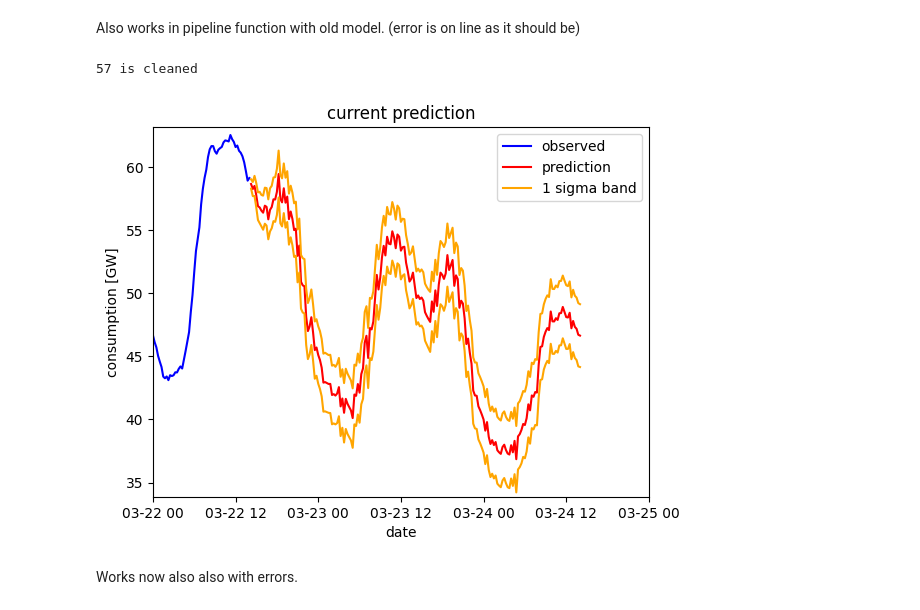
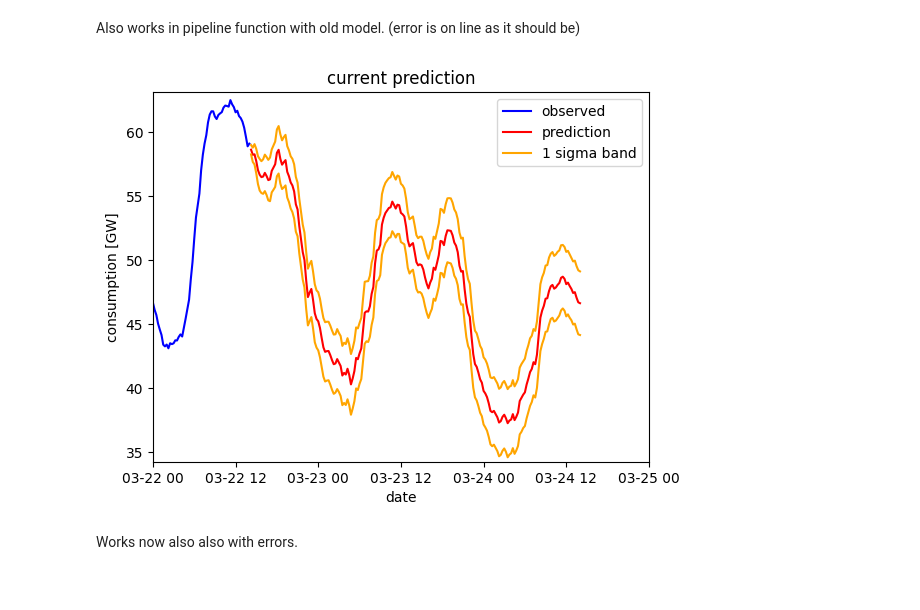
Before and after one commit to tkfritz/energy-timeseries, a Jupyter notebook: develope_new_predict.ipynb, the cells around one changed output. Drawn from its saved outputs; the diff is of its cells as text; code cells hidden in the pictures.

```diff
--- a/develope_new_predict.ipynb
+++ b/develope_new_predict.ipynb
@@ -91,10 +91,10 @@ def prepare_input(df,pump=False,end=False,bad_cut=0.9,zero_time=(2015,1,1,0,0),o
         return df.loc[:df.shape[0]+c-1+delta,['frac_day','frac_week','delta_march','total_power','date_time']]
 # %%
 #plotting function
-def plot_prediction(power_newest,prediction_newest,errors=False):
+def plot_prediction(power_newest,prediction_newest,plot_error=False):
     plt.plot(power_newest['date_time'],(power_newest['total_power']*4),'-',ms=1,color='blue',label='observed')
     plt.plot(prediction_newest.date_time,prediction_newest.consumption_cleaned,color='red',label='prediction')
-    if errors==True:
+    if plot_error==True:
         plt.plot(prediction_newest.date_time,prediction_newest.consumption_cleaned+prediction_newest.error,color='orange',label='1 sigma band')
         plt.plot(prediction_newest.date_time,prediction_newest.consumption_cleaned-prediction_newest.error,color='orange')
     plt.xlabel("date")
@@ -110,7 +110,7 @@ def plot_prediction(power_newest,prediction_newest,errors=False):
     month_start=min_t.month
     day_start=min_t.day
     plot_start = datetime(year_start, month_start, day_start)
-    if errors==False:
+    if plot_error==False:
         min_pred=prediction_newest.consumption_cleaned.min()
         max_pred=prediction_newest.consumption_cleaned.max()
     else:
@@ -257,8 +278,13 @@ def clean_prediction(df,year,month,day, hour, minute,silent=True,mode='linear1',
                 err=np.zeros((4,5))
                 err[0]=[-2.,-1.,0.,1.,2.]
                 err[1]=df.loc[i-2:i+2,'consumption']
-                err[2]=df.loc[i-2:i+2,'error']
-                err[3]=df.loc[i-2:i+2,'error']
+                if version=='y_fraction1':
+                    #set one set the scipy below workds
+                    err[2]=1.
+                    err[3]=1.
+                else:
+                    err[2]=df.loc[i-2:i+2,'error']
+                    err[3]=df.loc[i-2:i+2,'error']
                 x2=0
                 for j in range(5):
                     x=i-2+j-2
@@ -274,7 +300,6 @@ def clean_prediction(df,year,month,day, hour, minute,silent=True,mode='linear1',
                 est=np.zeros((3))
                 val,cov=sp.optimize.curve_fit(quadratic,err[0],err[1],sigma=err[3],absolute_sigma=True,p0=est)
                 df.loc[i,'consumption_cleaned']=val[0]
-                #print(i,df.loc[i,'consumption_cleaned'])
                 if silent==False and x2==2:
                     print(df.loc[i,'consumption_cleaned'])
             else:
@@ -368,7 +391,7 @@ Looks now good. (Errors should become a true band at some point.)
 Past function works for past mode.
 # %%
 #parameter, version of models, whetehr process is printed, whether error is used in Figure
-def pipelines(version='y_fraction1',silent=True,error=False,mode='linear1'):
+def pipeline(version='y_fraction1',silent=True,plot_error=False,mode='linear1'):
     #get model and data file lists
     if version=='y_fraction1':
         models,data=find_data(version=version)
@@ -386,7 +409,7 @@ def pipelines(version='y_fraction1',silent=True,error=False,mode='linear1'):
     #apply prediction
     prediction_newest,y,mo,d,h,mi=predict_from_now(power_newest.loc[power_newest.shape[0]-3:power_newest.shape[0],:],models[:],errors,silent=silent,version=version)
     #clean prediction
-    prediction_newest=clean_prediction(prediction_newest,y,mo,d,h,mi,silent=False,mode=mode)
+    prediction_newest=clean_prediction(prediction_newest,y,mo,d,h,mi,silent=silent,mode=mode)
     #plot prediction
-    plot_prediction(power_newest.iloc[:,:],prediction_newest,errors=error)
+    plot_prediction(power_newest.iloc[:,:],prediction_newest,plot_error=plot_error)
 # %%
@@ -412,9 +419,8 @@ pipelines(silent=True)
 # %% [markdown]
 Also works in pipeline function with old model. (error is on line as it should be)
 # %%
-pipelines(error=True,version='d_easter1')
+pipeline(plot_error=True,version='d_easter1',mode='quadratic1')
 # %% [output]
-57 is cleaned
-[figure, old version]
+[figure, new version]
 # %% [markdown]
 Works now also also with errors.
```
Also changed, not shown: parts of 13 cells of this notebook.
